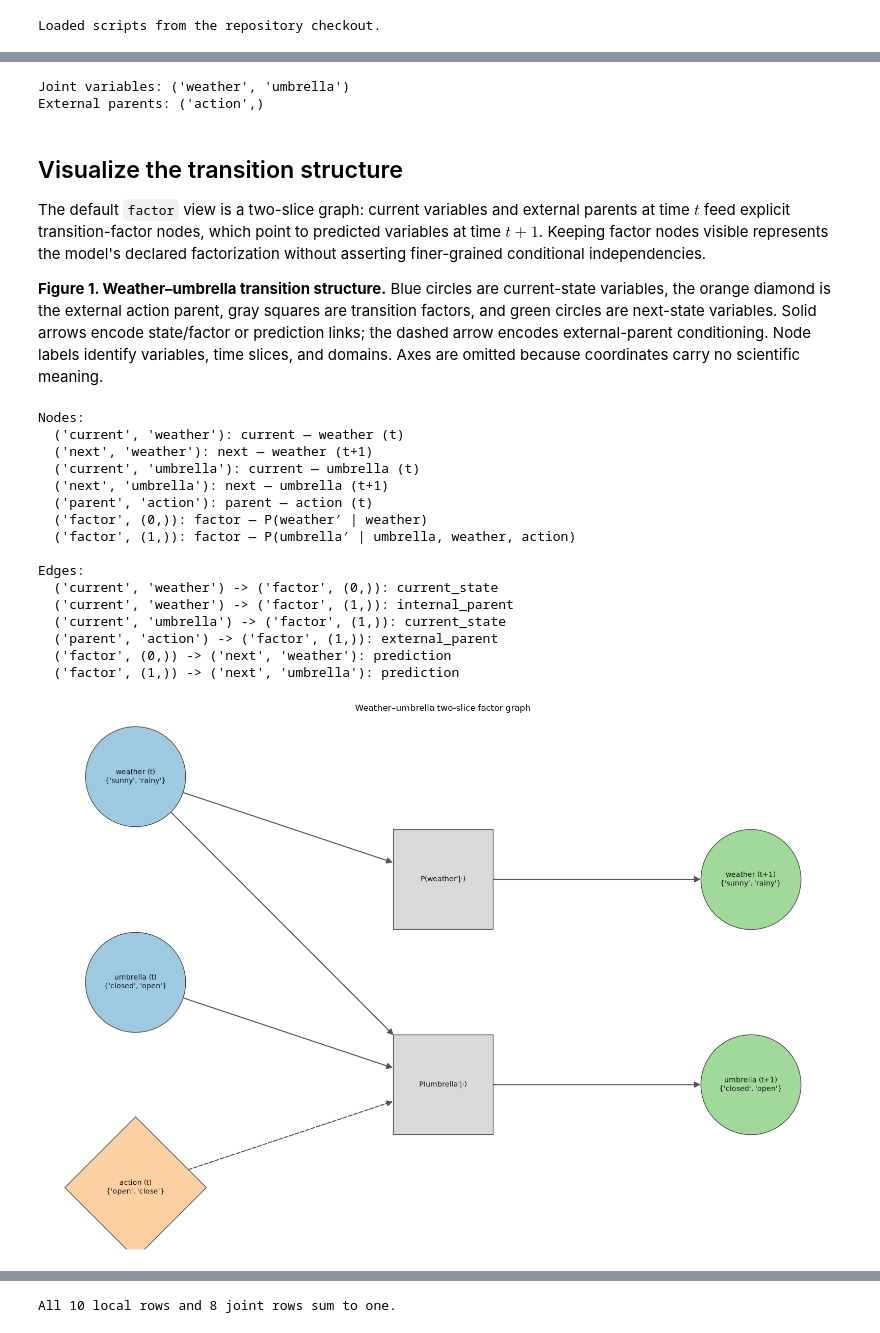
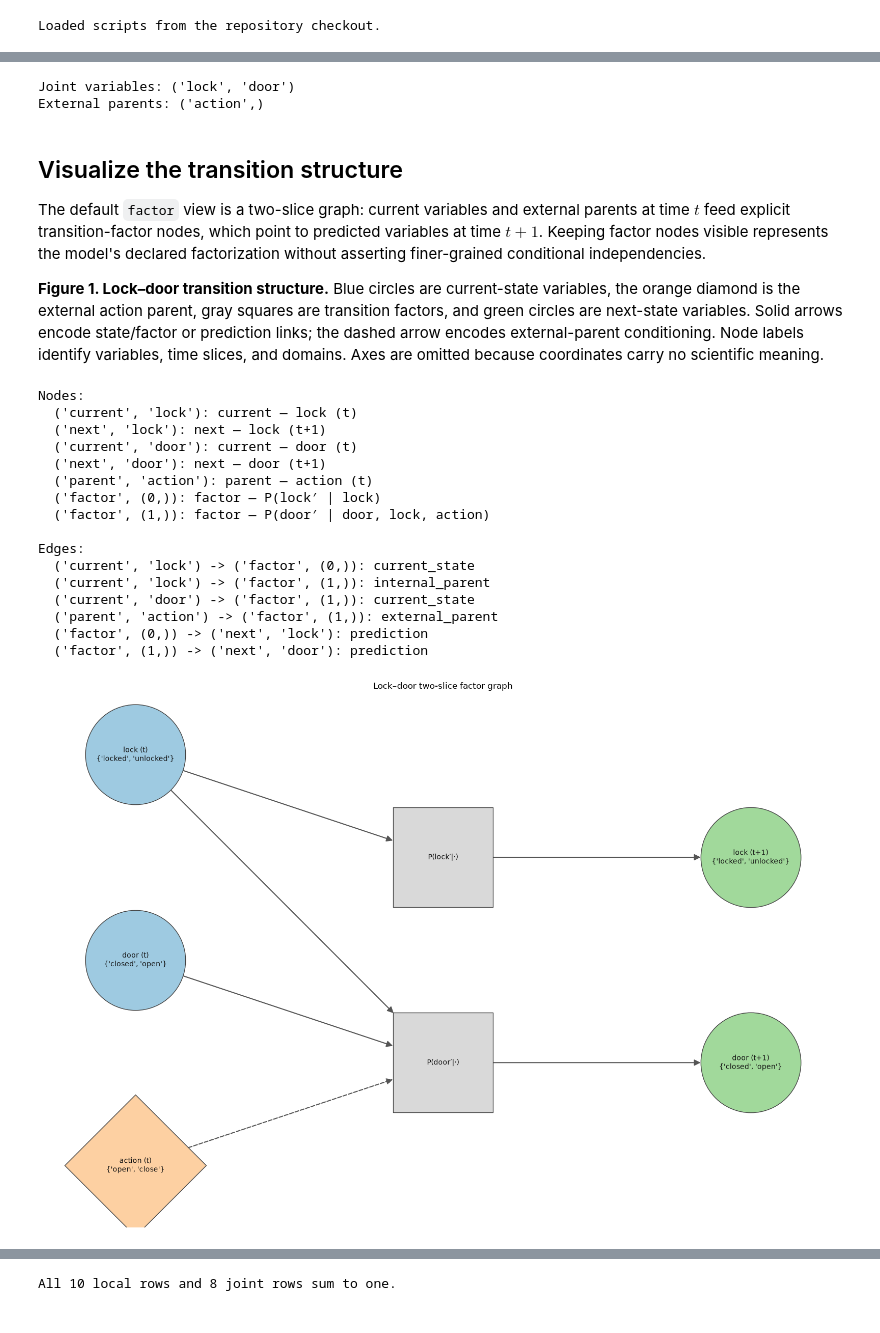
Before and after one commit to nquaz/evolving-world-models, a Jupyter notebook: notebooks/Factored_MDP_Demo.ipynb, the cells around one changed output, grey strips where cells are left out. Drawn from its saved outputs; the diff is of its cells as text; code cells hidden in the pictures.

```diff
--- a/notebooks/Factored_MDP_Demo.ipynb
+++ b/notebooks/Factored_MDP_Demo.ipynb
@@ -112,0 +85,36 @@ list(
+# %%
+door_open_probabilities = {
+    ("closed", "locked", "open"): 0.0,
+    ("closed", "unlocked", "open"): 0.9,
+    ("open", "locked", "open"): 1.0,
+    ("open", "unlocked", "open"): 1.0,
+    ("closed", "locked", "close"): 0.0,
+    ("closed", "unlocked", "close"): 0.0,
+    ("open", "locked", "close"): 0.1,
+    ("open", "unlocked", "close"): 0.1,
+}
+
+door_rows = []
+for (current_door, current_lock, action_value), probability_open in door_open_probabilities.items():
+    door_rows.append(
+        (
+            {"door": current_door},
+            {"lock": current_lock, "action": action_value},
+            (
+                ({"door": "closed"}, 1.0 - probability_open),
+                ({"door": "open"}, probability_open),
+            ),
+        )
+    )
+
+door_factor = TabularMDP(
+    variables=(door_state,),
+    parent_variables=(lock_state, action),
+    transitions=door_rows,
+)
+
+door_factor.transition_probability(
+    {"door": "open"},
+    {"door": "closed"},
+    {"lock": "unlocked", "action": "open"},
+)
@@ -117,17 +127,17 @@ list(
 # %%
-world = FactoredMDP((weather_factor, umbrella_factor))
+world = FactoredMDP((lock_factor, door_factor))
 
 print("Joint variables:", tuple(variable.name for variable in world.variables))
 print("External parents:", tuple(variable.name for variable in world.parent_variables))
 # %% [output]
-Joint variables: ('weather', 'umbrella')
+Joint variables: ('lock', 'door')
 External parents: ('action',)
 # %% [markdown]
 ## Visualize the transition structure
 
 The default `factor` view is a two-slice graph: current variables and external parents at time $t$ feed explicit transition-factor nodes, which point to predicted variables at time $t+1$. Keeping factor nodes visible represents the model's declared factorization without asserting finer-grained conditional independencies.
 
-**Figure 1. Weather–umbrella transition structure.** Blue circles are current-state variables, the orange diamond is the external action parent, gray squares are transition factors, and green circles are next-state variables. Solid arrows encode state/factor or prediction links; the dashed arrow encodes external-parent conditioning. Node labels identify variables, time slices, and domains. Axes are omitted because coordinates carry no scientific meaning.
+**Figure 1. Lock–door transition structure.** Blue circles are current-state variables, the orange diamond is the external action parent, gray squares are transition factors, and green circles are next-state variables. Solid arrows encode state/factor or prediction links; the dashed arrow encodes external-parent conditioning. Node labels identify variables, time slices, and domains. Axes are omitted because coordinates carry no scientific meaning.
 # %%
 %matplotlib inline
 
@@ -153,46 +163,46 @@ def scaled_layered_layout(graph, *, x_scale=6, y_scale=6):
     positions = {}
     for layer, nodes in layers.items():
         nodes.sort(
             key=lambda node: (
                 graph.nodes[node].get("order", 0),
                 repr(node),
             )
         )
         midpoint = (len(nodes) - 1) / 2.0
         for index, node in enumerate(nodes):
             positions[node] = (layer * x_scale, (midpoint - index) * y_scale)
     return positions
 
 
 fig, ax = plt.subplots(figsize=(16, 11))
 world.draw(
     ax=ax,
     show_domains=True,
     layout=scaled_layered_layout(graph),
     node_size=20_000,
     font_size=10,
 )
-ax.set_title("Weather–umbrella two-slice factor graph")
+ax.set_title("Lock–door two-slice factor graph")
 fig.tight_layout()
 plt.show()
 # %% [output]
 Nodes:
-  ('current', 'weather'): current — weather (t)
-  ('next', 'weather'): next — weather (t+1)
-  ('current', 'umbrella'): current — umbrella (t)
-  ('next', 'umbrella'): next — umbrella (t+1)
+  ('current', 'lock'): current — lock (t)
+  ('next', 'lock'): next — lock (t+1)
+  ('current', 'door'): current — door (t)
+  ('next', 'door'): next — door (t+1)
   ('parent', 'action'): parent — action (t)
-  ('factor', (0,)): factor — P(weather′ | weather)
-  ('factor', (1,)): factor — P(umbrella′ | umbrella, weather, action)
+  ('factor', (0,)): factor — P(lock′ | lock)
+  ('factor', (1,)): factor — P(door′ | door, lock, action)
 
 Edges:
-  ('current', 'weather') -> ('factor', (0,)): current_state
-  ('current', 'weather') -> ('factor', (1,)): internal_parent
-  ('current', 'umbrella') -> ('factor', (1,)): current_state
+  ('current', 'lock') -> ('factor', (0,)): current_state
+  ('current', 'lock') -> ('factor', (1,)): internal_parent
+  ('current', 'door') -> ('factor', (1,)): current_state
   ('parent', 'action') -> ('factor', (1,)): external_parent
-  ('factor', (0,)) -> ('next', 'weather'): prediction
-  ('factor', (1,)) -> ('next', 'umbrella'): prediction
+  ('factor', (0,)) -> ('next', 'lock'): prediction
+  ('factor', (1,)) -> ('next', 'door'): prediction
-[figure, old version]
+[figure, new version]
 # %% [markdown]
 ## Check one product exactly
 
```
Also changed, not shown: parts of 19 cells of this notebook, 22 other files.
